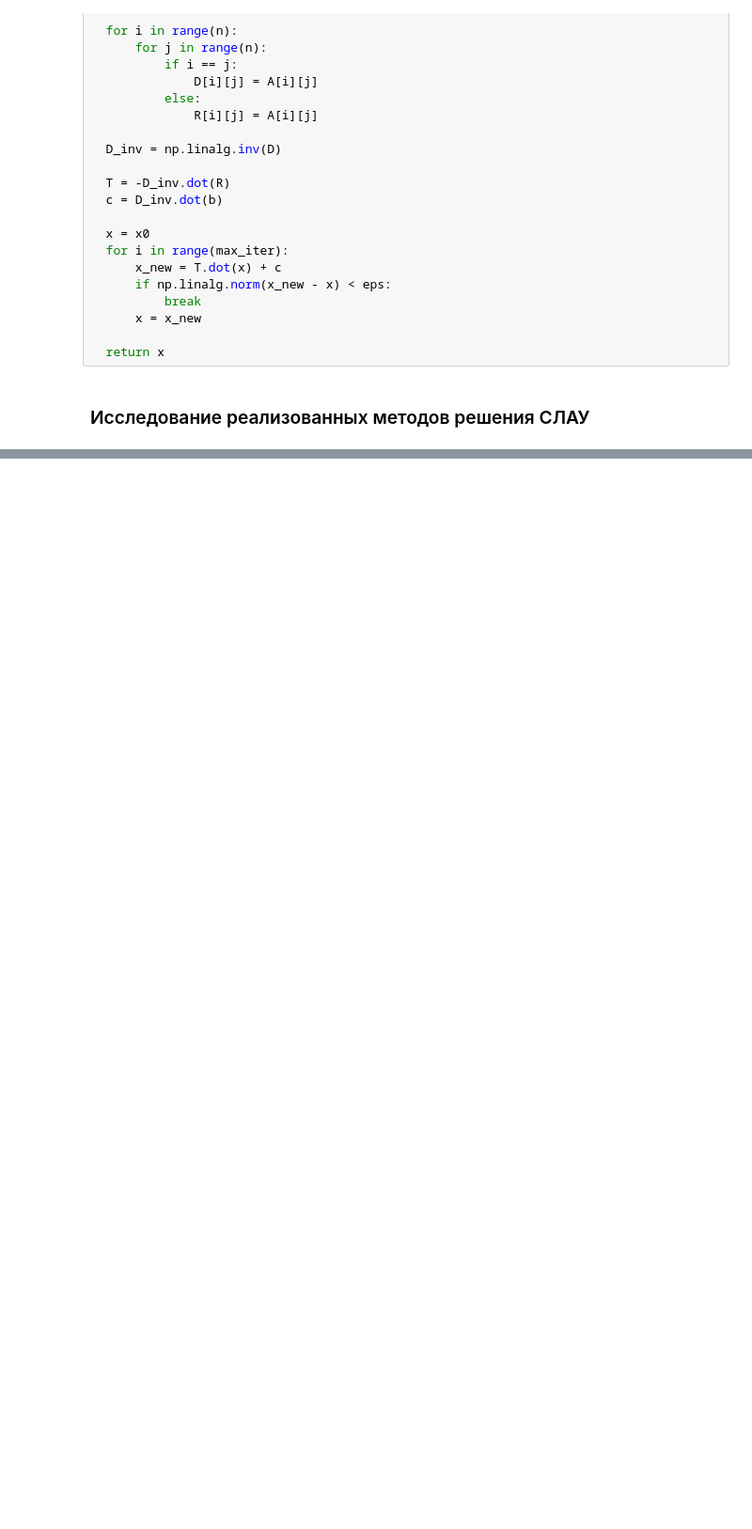
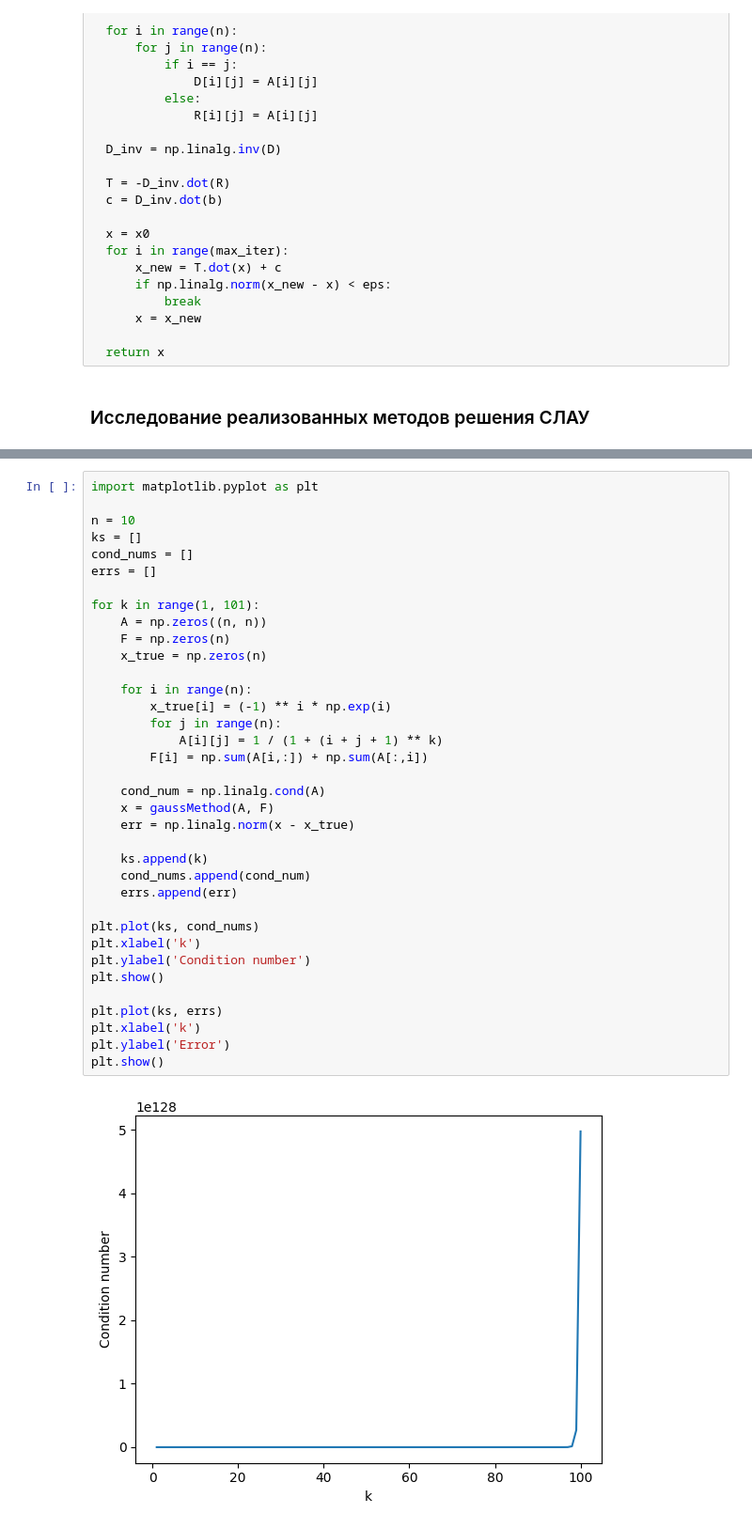
Before and after one commit to Iamnotagenius/Primat, a Jupyter notebook: lab-4/lab-4.ipynb, the cells around one changed output, grey strips where cells are left out. Shown at 94% size. Saved outputs shown, nothing was run; the diff lists cells and outputs as text; blank space fills up the shorter version.

Commit message:
add 5 tash for gaus method

```diff
--- a/lab-4/lab-4.ipynb
+++ b/lab-4/lab-4.ipynb
@@ -293,0 +294,38 @@ n =  100 , k =  2 , time =  0.012423992156982422 , relative error =  4.728878975
+# %%
+import matplotlib.pyplot as plt
+
+n = 10
+ks = []
+cond_nums = []
+errs = []
+
+for k in range(1, 101):
+    A = np.zeros((n, n))
+    F = np.zeros(n)
+    x_true = np.zeros(n)
+
+    for i in range(n):
+        x_true[i] = (-1) ** i * np.exp(i)
+        for j in range(n):
+            A[i][j] = 1 / (1 + (i + j + 1) ** k)
+        F[i] = np.sum(A[i,:]) + np.sum(A[:,i])
+
+    cond_num = np.linalg.cond(A)
+    x = gaussMethod(A, F)
+    err = np.linalg.norm(x - x_true)
+
+    ks.append(k)
+    cond_nums.append(cond_num)
+    errs.append(err)
+
+plt.plot(ks, cond_nums)
+plt.xlabel('k')
+plt.ylabel('Condition number')
+plt.show()
+
+plt.plot(ks, errs)
+plt.xlabel('k')
+plt.ylabel('Error')
+plt.show()
+# %% [output]
+[figure, added]
```
Also changed, not shown: parts of 2 cells of this notebook.
